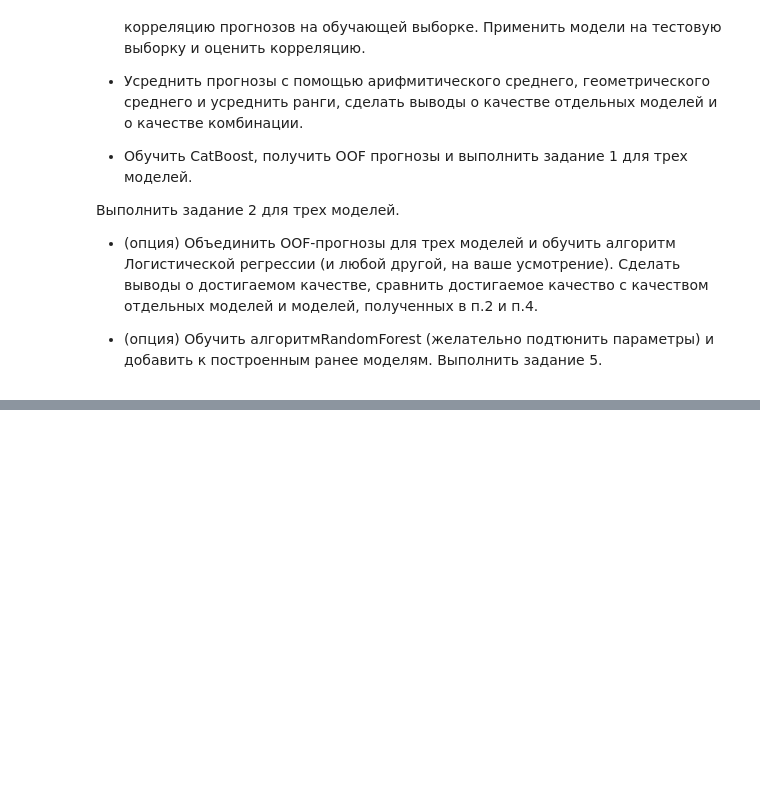
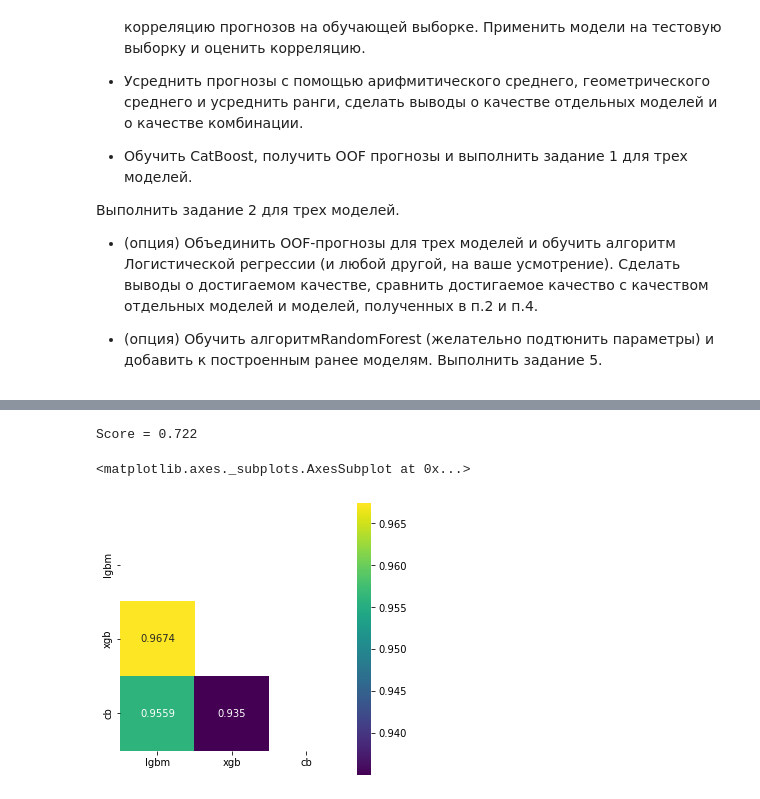
Before and after one commit to lyutov89/Kaggle_platform_GB, a Jupyter notebook: lesson07/HW_lesson7.ipynb, the cells around one changed output, grey strips where cells are left out. Saved outputs shown, nothing was run; the diff lists cells and outputs as text; code cells hidden in the pictures; blank space fills up the shorter version.

```diff
--- a/lesson07/HW_lesson7.ipynb
+++ b/lesson07/HW_lesson7.ipynb
@@ -16,0 +669,12 @@
+# %%
+cb_params = {"n_estimators": 750,
+            "max_depth": 10,
+            "learning_rate": 0.005,
+            "loss_function": "Logloss",
+            "eval_metric": "AUC",
+            "verbose": 50,
+            "random_state": 42}
+
+cb_cv = KFold(n_splits=7, random_state=385, shuffle=True)
+
+cb_estimators, _, cb_oof = catboost_cross_validation(cb_params, train, target, cb_cv)
@@ -16,0 +701,21 @@
+# %%
+cb_score = roc_auc_score(target, cb_oof)
+print(f"Score = {round(cb_score, 4)}")
+# %% [output]
+Score = 0.722
+# %%
+scores_train = pd.DataFrame({
+    "lgbm": lgb_oof_preds,
+    "xgb": xgb_oof,
+    "cb": cb_oof
+     })
+
+corr = scores_train.corr()
+mask = np.zeros_like(corr, dtype=np.bool)
+mask[np.triu_indices_from(mask)] = True
+
+fig, axes = plt.subplots(1, 1, figsize=(5, 5))
+sns.heatmap(corr, mask=mask, annot=True, fmt=".4g", square=True, cmap="viridis", ax=axes)
+# %% [output]
+<matplotlib.axes._subplots.AxesSubplot at 0x...>
+[figure, added]
```
Also changed, not shown: parts of 65 cells of this notebook.
